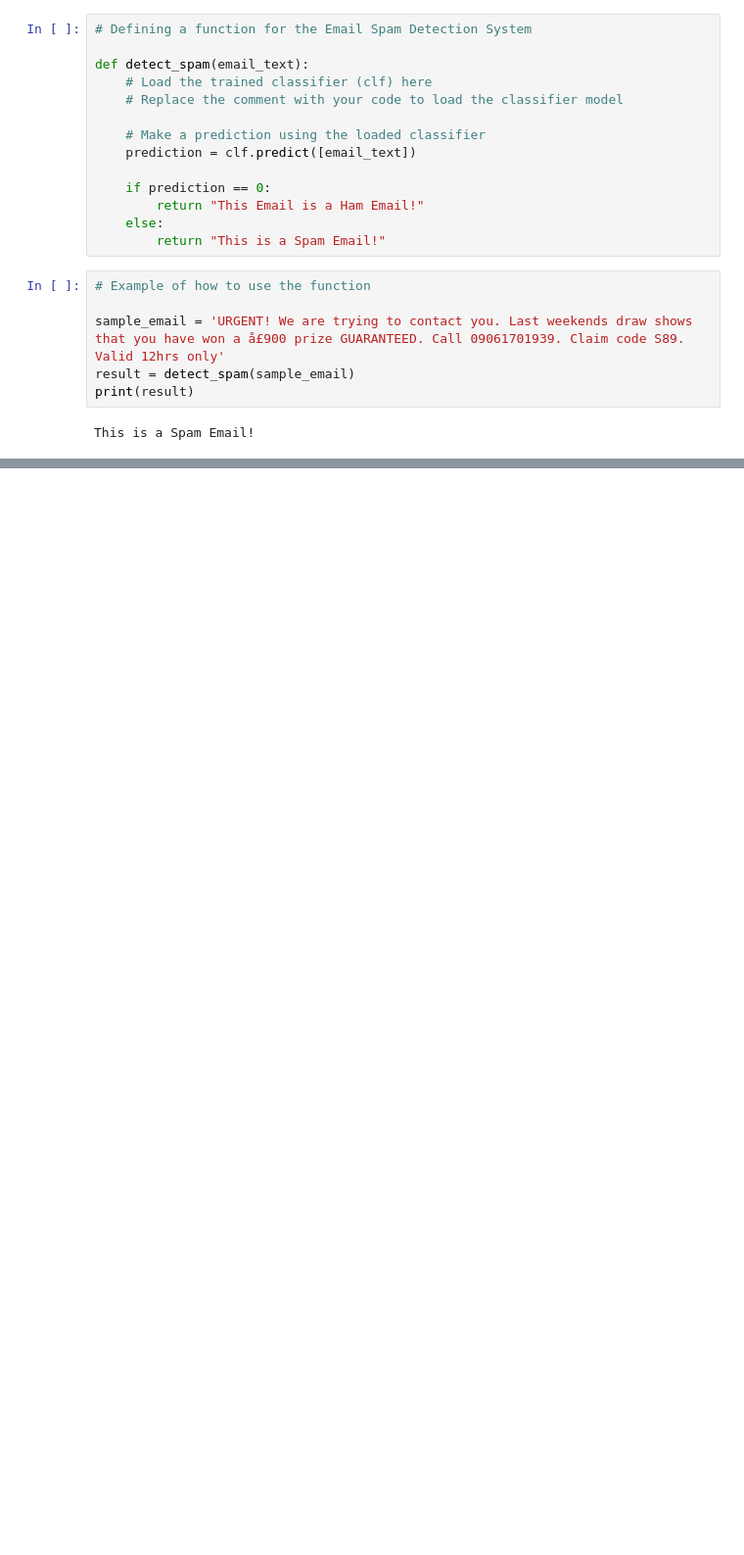
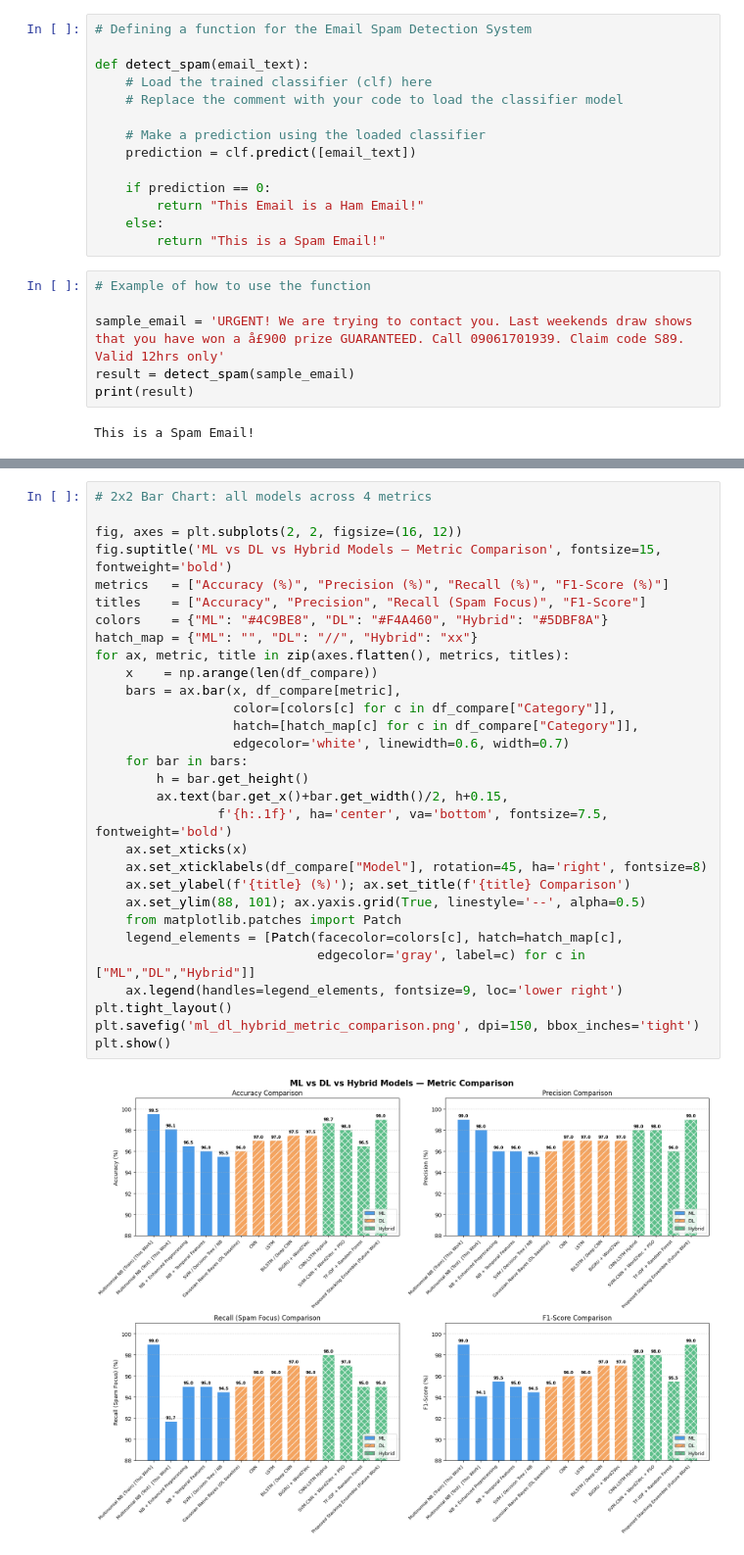
Before and after one commit to abskvrma/Email_Spam_Detection, a Jupyter notebook: Email_Spam_Detection.ipynb, the cells around one changed output, grey strips where cells are left out. Shown at 98% size. Drawn from its saved outputs; the diff is of its cells as text; blank space fills up the shorter version.

```diff
--- a/Email_Spam_Detection.ipynb
+++ b/Email_Spam_Detection.ipynb
@@ -376,0 +610,32 @@ This is a Spam Email!
+# %%
+# 2x2 Bar Chart: all models across 4 metrics
+
+fig, axes = plt.subplots(2, 2, figsize=(16, 12))
+fig.suptitle('ML vs DL vs Hybrid Models — Metric Comparison', fontsize=15, fontweight='bold')
+metrics   = ["Accuracy (%)", "Precision (%)", "Recall (%)", "F1-Score (%)"]
+titles    = ["Accuracy", "Precision", "Recall (Spam Focus)", "F1-Score"]
+colors    = {"ML": "#4C9BE8", "DL": "#F4A460", "Hybrid": "#5DBF8A"}
+hatch_map = {"ML": "", "DL": "//", "Hybrid": "xx"}
+for ax, metric, title in zip(axes.flatten(), metrics, titles):
+    x    = np.arange(len(df_compare))
+    bars = ax.bar(x, df_compare[metric],
+                  color=[colors[c] for c in df_compare["Category"]],
+                  hatch=[hatch_map[c] for c in df_compare["Category"]],
+                  edgecolor='white', linewidth=0.6, width=0.7)
+    for bar in bars:
+        h = bar.get_height()
+        ax.text(bar.get_x()+bar.get_width()/2, h+0.15,
+                f'{h:.1f}', ha='center', va='bottom', fontsize=7.5, fontweight='bold')
+    ax.set_xticks(x)
+    ax.set_xticklabels(df_compare["Model"], rotation=45, ha='right', fontsize=8)
+    ax.set_ylabel(f'{title} (%)'); ax.set_title(f'{title} Comparison')
+    ax.set_ylim(88, 101); ax.yaxis.grid(True, linestyle='--', alpha=0.5)
+    from matplotlib.patches import Patch
+    legend_elements = [Patch(facecolor=colors[c], hatch=hatch_map[c],
+                             edgecolor='gray', label=c) for c in ["ML","DL","Hybrid"]]
+    ax.legend(handles=legend_elements, fontsize=9, loc='lower right')
+plt.tight_layout()
+plt.savefig('ml_dl_hybrid_metric_comparison.png', dpi=150, bbox_inches='tight')
+plt.show()
+# %% [output]
+[figure, added]
```
Also changed, not shown: parts of 12 cells of this notebook.
